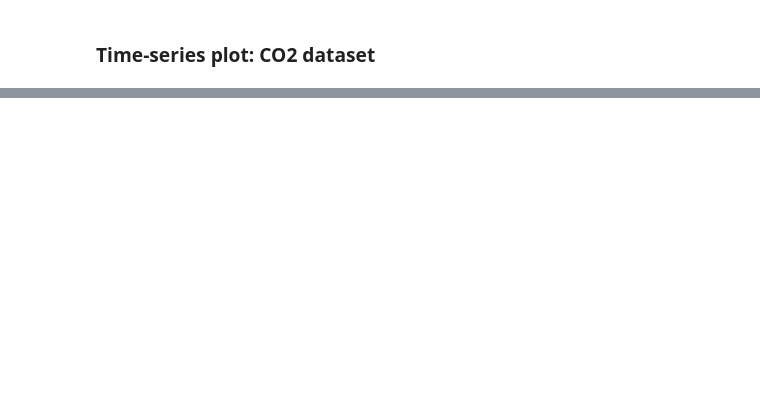
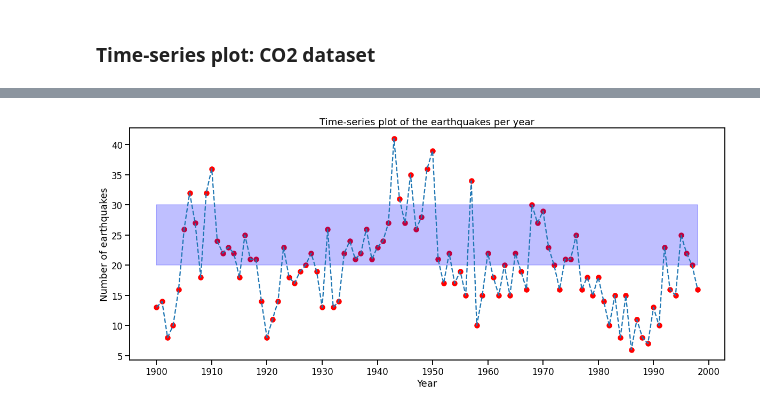
Before and after one commit to SKawsar/Data-Visualization-with-Python, a Jupyter notebook: Lecture_8.ipynb, the cells around one changed output, grey strips where cells are left out. Cells and saved outputs as stored; diff of their text form; code cells hidden in the pictures; blank space fills up the shorter version.

```diff
--- a/Lecture_8.ipynb
+++ b/Lecture_8.ipynb
@@ -43,0 +86,16 @@ sns.set_context("talk")
+# %%
+plt.figure(figsize=(20,8))
+plt.plot(earthquakes["Year"], earthquakes["earthquakes_per_year"], linestyle="--")
+plt.scatter(earthquakes["Year"], earthquakes["earthquakes_per_year"], marker="o", color="red")
+
+plt.fill_between(earthquakes["Year"], 20, 30, color="b", alpha=0.25)
+
+plt.title("Time-series plot of the earthquakes per year")
+plt.xticks(np.arange(earthquakes["Year"].min(), earthquakes["Year"].max()+10, 10))
+# plt.grid()
+
+plt.xlabel("Year")
+plt.ylabel("Number of earthquakes")
+plt.show()
+# %% [output]
+[figure, added]
```
Also changed, not shown: parts of 2 cells of this notebook.
